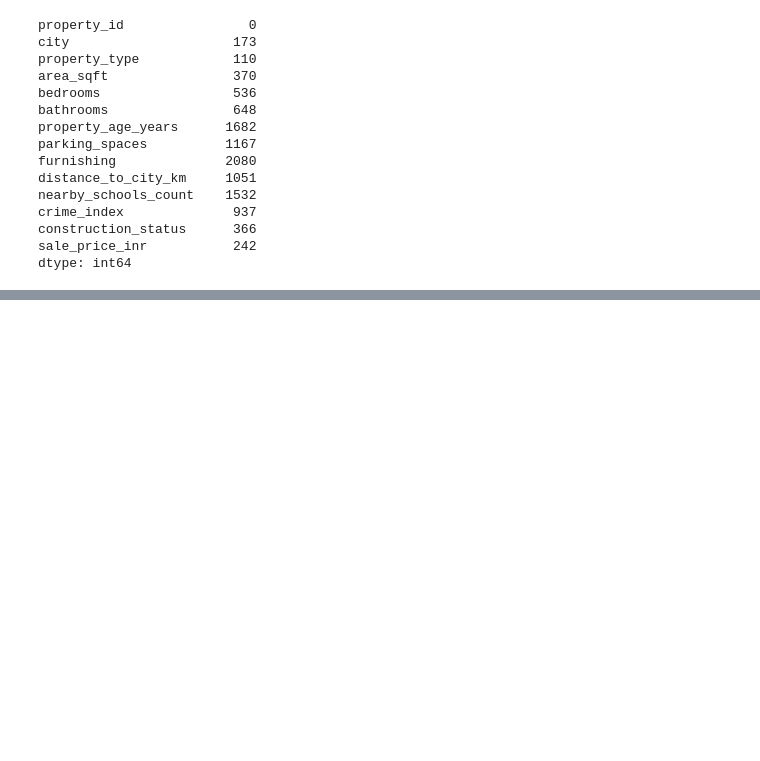
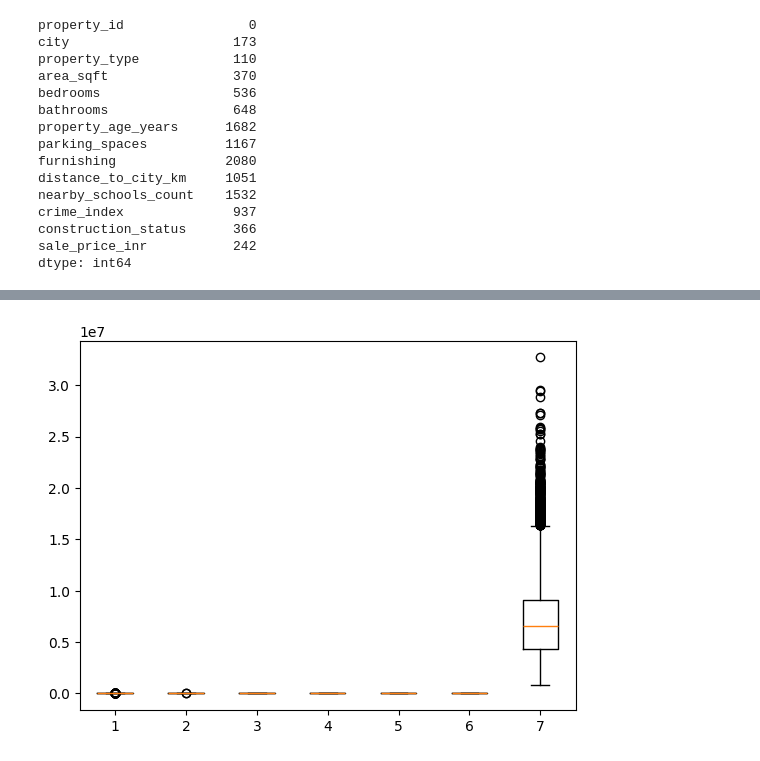
Before and after one commit to roshan-pardeshi/machine-learning, a Jupyter notebook: machine learning/Untitled5.ipynb, the cells around one changed output, grey strips where cells are left out. Drawn from its saved outputs; the diff is of its cells as text; code cells hidden in the pictures; blank space fills up the shorter version.

```diff
--- a/machine learning/Untitled5.ipynb
+++ b/machine learning/Untitled5.ipynb
@@ -149,3 +149,29 @@ crime_index              937
 construction_status      366
 sale_price_inr           242
 dtype: int64
+# %%
+df["city"] = df["city"].fillna(df["city"].mode()[0])
+
+df["property_type"] = df["property_type"].fillna(df["property_type"].mode()[0])
+
+df["area_sqft"] = df["area_sqft"].fillna(round(df["area_sqft"].mean()))
+
+df["bedrooms"] = df["bedrooms"].fillna(round(df["bedrooms"].median()))
+
+df["bathrooms"] = df["bathrooms"].fillna(round(df["bathrooms"].mean()))
+
+df["property_age_years"] = df["property_age_years"].fillna(round(df["property_age_years"].mean()))
+
+df["parking_spaces"] = df["parking_spaces"].fillna(round(df["parking_spaces"].mean()))
+
+df["furnishing"] = df["furnishing"].fillna(df["furnishing"].mode()[0])
+
+df["distance_to_city_km"] = df["distance_to_city_km"].fillna(round(df["distance_to_city_km"].mean()))
+
+df["nearby_schools_count"] = df["nearby_schools_count"].fillna(round(df["nearby_schools_count"].mean()))
+
+df["crime_index"] = df["crime_index"].fillna(round(df["crime_index"].median()))
+
+df["construction_status"] = df["construction_status"].fillna(df["construction_status"].mode()[0])
+
+df["sale_price_inr"] = df["sale_price_inr"].fillna(round(df["sale_price_inr"].mean()))
@@ -151,0 +220,5 @@ dtype: int64
+# %%
+plt.boxplot(df[["area_sqft","bedrooms","bathrooms","property_age_years","parking_spaces","nearby_schools_count","sale_price_inr"]])
+plt.show()
+# %% [output]
+[figure, added]
```
Also changed, not shown: parts of 9 cells of this notebook.
